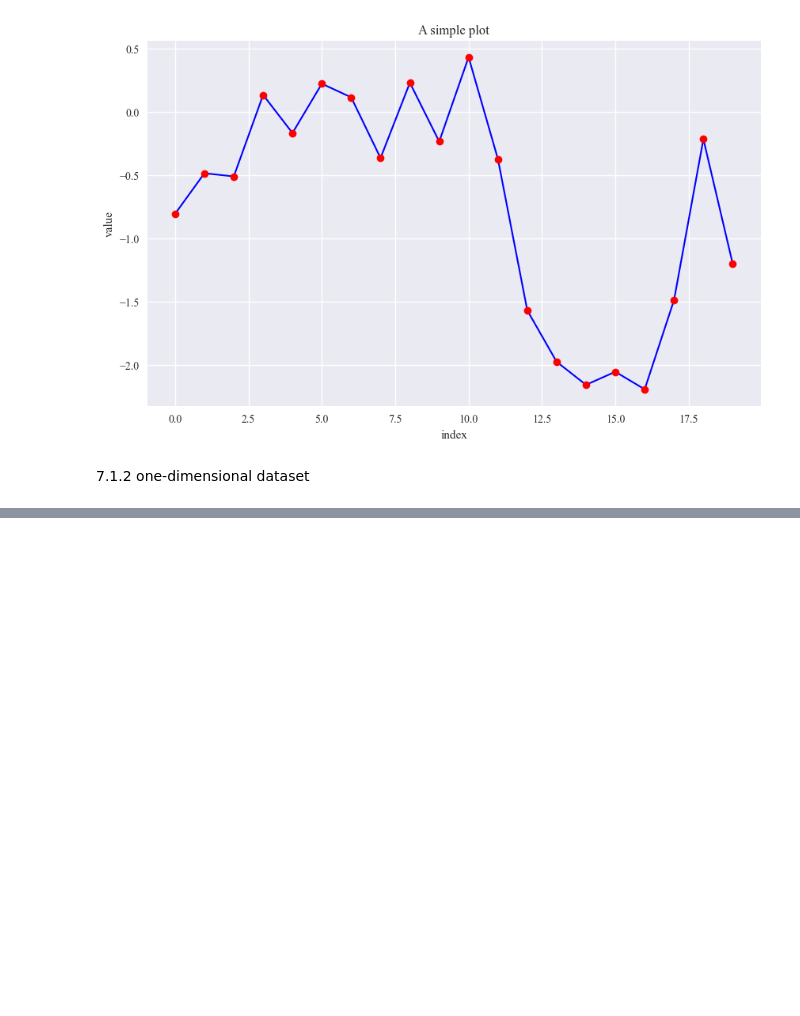
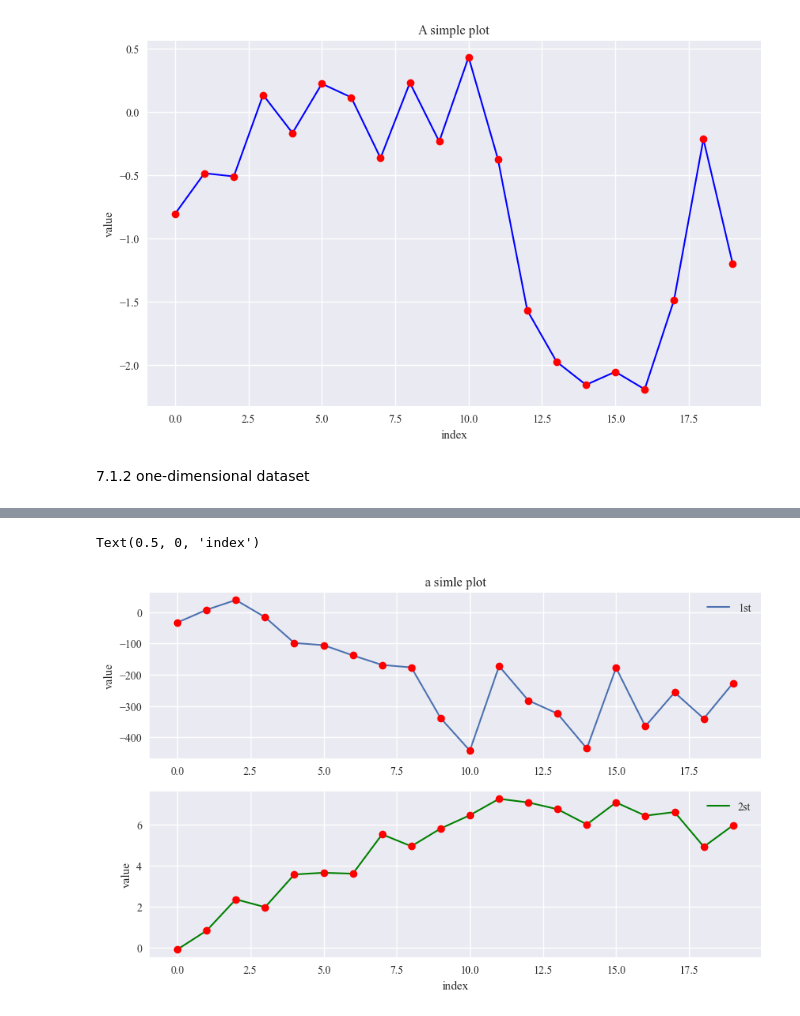
Before and after one commit to duxingru0206-ui/Python-for-Finance, a Jupyter notebook: Data Visualization.ipynb, the cells around one changed output, grey strips where cells are left out. Saved outputs shown, nothing was run; the diff lists cells and outputs as text; code cells hidden in the pictures; blank space fills up the shorter version.

```diff
--- a/Data Visualization.ipynb
+++ b/Data Visualization.ipynb
@@ -112,0 +113,17 @@ Text(0, 0.5, 'value 2nd')
+# %%
+plt.figure(figsize=(10, 6))
+plt.subplot(211)
+plt.plot(y[:,0],lw=1.5,label='1st')
+plt.plot(y[:,0],'ro')
+plt.legend(loc=0)
+plt.ylabel('value')
+plt.title('a simle plot')
+plt.subplot(212)
+plt.plot(y[:,1],'g',lw=1.5,label='2st')
+plt.plot(y[:,1],'ro')
+plt.legend(loc=0)
+plt.ylabel('value')
+plt.xlabel('index')
+# %% [output]
+Text(0.5, 0, 'index')
+[figure, added]
```
Also changed, not shown: parts of 5 cells of this notebook.
